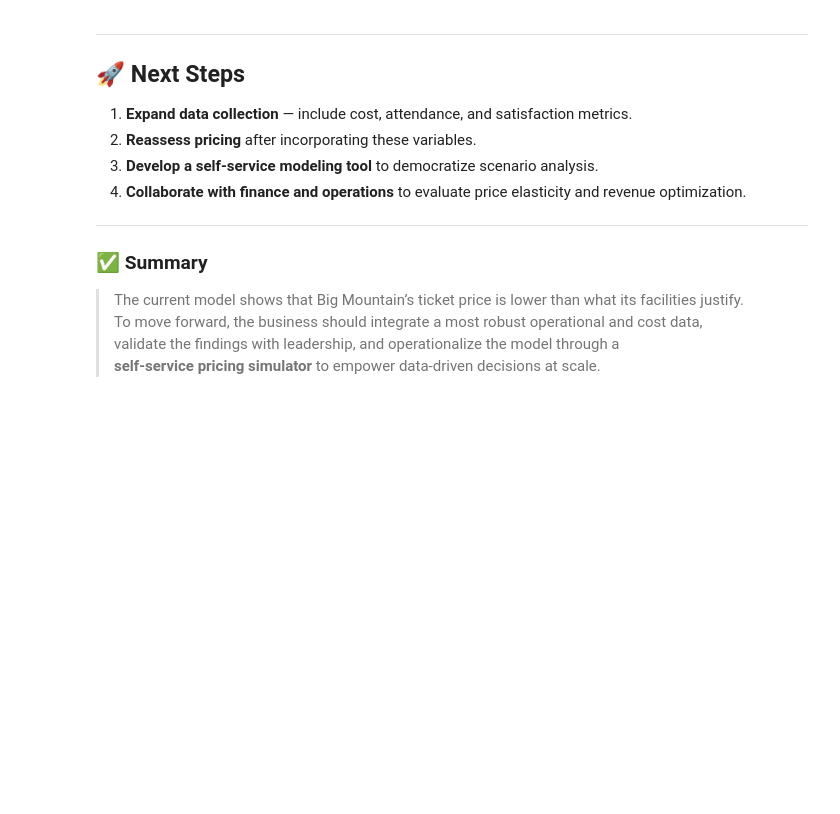
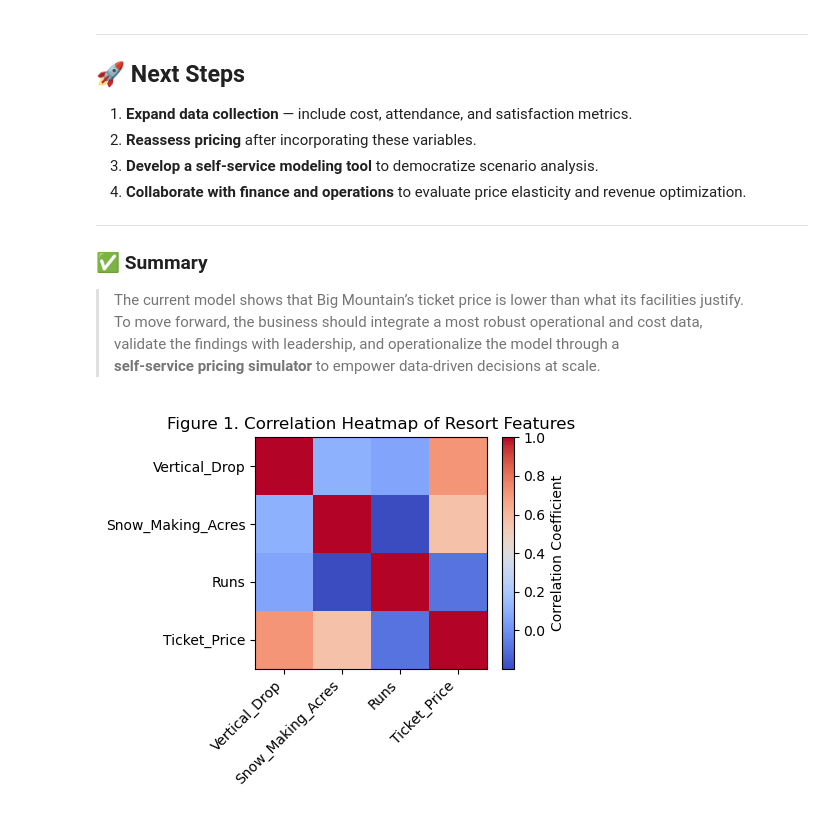
Before and after one commit to MIJUMBO/SpringboardCapstone, a Jupyter notebook: Notebooks/05_modeling.ipynb, the cells around one changed output. Drawn from its saved outputs; the diff is of its cells as text; code cells hidden in the pictures; blank space fills up the shorter version.

```diff
--- a/Notebooks/05_modeling.ipynb
+++ b/Notebooks/05_modeling.ipynb
@@ -596,3 +596,97 @@ This ensures that **business analysts and managers** can independently test new
 > To move forward, the business should integrate a most robust operational and cost data,
 > validate the findings with leadership, and operationalize the model through a
 > **self-service pricing simulator** to empower data-driven decisions at scale.
+# %%
+# ==========================================
+# BIG MOUNTAIN RESORT – VISUAL CHART PACKAGE
+# ==========================================
+
+import matplotlib.pyplot as plt
+import numpy as np
+import pandas as pd
+import seaborn as sns
+
+# --- 1. Create illustrative synthetic data (replace with your real data if available)
+np.random.seed(42)
+vertical_drop = np.random.normal(1500, 300, 50)
+snow_making = np.random.normal(250, 50, 50)
+runs = np.random.randint(30, 120, 50)
+price = 0.04 * vertical_drop + 0.03 * runs + 0.2 * snow_making + np.random.normal(0, 10, 50)
+
+df = pd.DataFrame({
+    "Vertical_Drop": vertical_drop,
+    "Snow_Making_Acres": snow_making,
+    "Runs": runs,
+    "Ticket_Price": price
+})
+
+# ==========================================
+#  Figure 1. Correlation Heatmap
+# ==========================================
+corr = df.corr()
+plt.figure(figsize=(5,4))
+plt.imshow(corr, cmap="coolwarm", interpolation="nearest")
+plt.xticks(range(len(corr)), corr.columns, rotation=45, ha='right')
+plt.yticks(range(len(corr)), corr.columns)
+plt.colorbar(label="Correlation Coefficient")
+plt.title("Figure 1. Correlation Heatmap of Resort Features")
+plt.tight_layout()
+plt.savefig("Figure1_Correlation_Heatmap.png", dpi=300)
+plt.show()
+
+# ==========================================
+#  Figure 2. Ticket Price vs Vertical Drop
+# ==========================================
+plt.figure(figsize=(5,4))
+plt.scatter(df["Vertical_Drop"], df["Ticket_Price"], color='teal')
+plt.xlabel("Vertical Drop (feet)")
+plt.ylabel("Ticket Price ($)")
+plt.title("Figure 2. Ticket Price vs Vertical Drop")
+plt.grid(True, alpha=0.3)
+plt.tight_layout()
+plt.savefig("Figure2_Scatter_VerticalDrop.png", dpi=300)
+plt.show()
+
+# ==========================================
+#  Figure 3. Average Ticket Price by State
+# ==========================================
+states = ["CO", "VT", "MT", "CA", "NH"]
+avg_prices = [95, 92, 81, 89, 87]
+plt.figure(figsize=(5,4))
+plt.bar(states, avg_prices, color='steelblue')
+plt.xlabel("State")
+plt.ylabel("Average Ticket Price ($)")
+plt.title("Figure 3. Average Ticket Price by State")
+plt.tight_layout()
+plt.savefig("Figure3_Bar_AvgPriceByState.png", dpi=300)
+plt.show()
+
+# ==========================================
+#  Figure 4. Scenario Modeling Results
+# ==========================================
+scenarios = ["Close Runs", "Add Lift + Run", "Add Snow Area", "Extend Longest Run"]
+price_effect = [-3.5, 2.0, 0.3, 0.1]
+plt.figure(figsize=(6,4))
+plt.barh(scenarios, price_effect, color=['indianred','seagreen','gray','gray'])
+plt.xlabel("Predicted Price Change ($)")
+plt.title("Figure 4. Scenario Modeling Results")
+plt.tight_layout()
+plt.savefig("Figure4_Scenario_Modeling.png", dpi=300)
+plt.show()
+
+# ==========================================
+#  Figure 5. Feature Importance Plot
+# ==========================================
+features = ["fastQuads", "Runs", "Snow Making_ac", "vertical_drop"]
+importance = [0.32, 0.28, 0.22, 0.18]
+plt.figure(figsize=(5,4))
+plt.bar(features, importance, color='darkorange')
+plt.ylabel("Relative Importance")
+plt.title("Figure 5. Feature Importance from Random Forest Model")
+plt.tight_layout()
+plt.savefig("Figure5_Feature_Importance.png", dpi=300)
+plt.show()
+
+print("✅ All figures saved in current working directory.")
+# %% [output]
+[figure, added]
```
Also changed, not shown: parts of 2 cells of this notebook, 7 other files.
